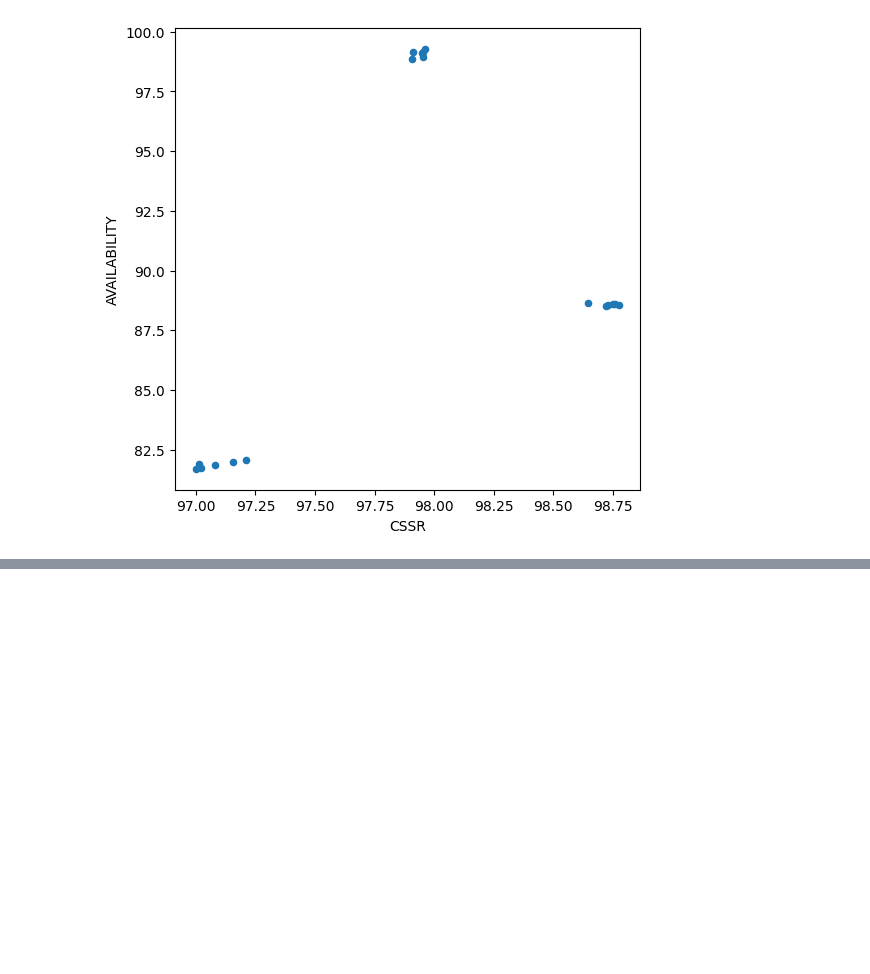
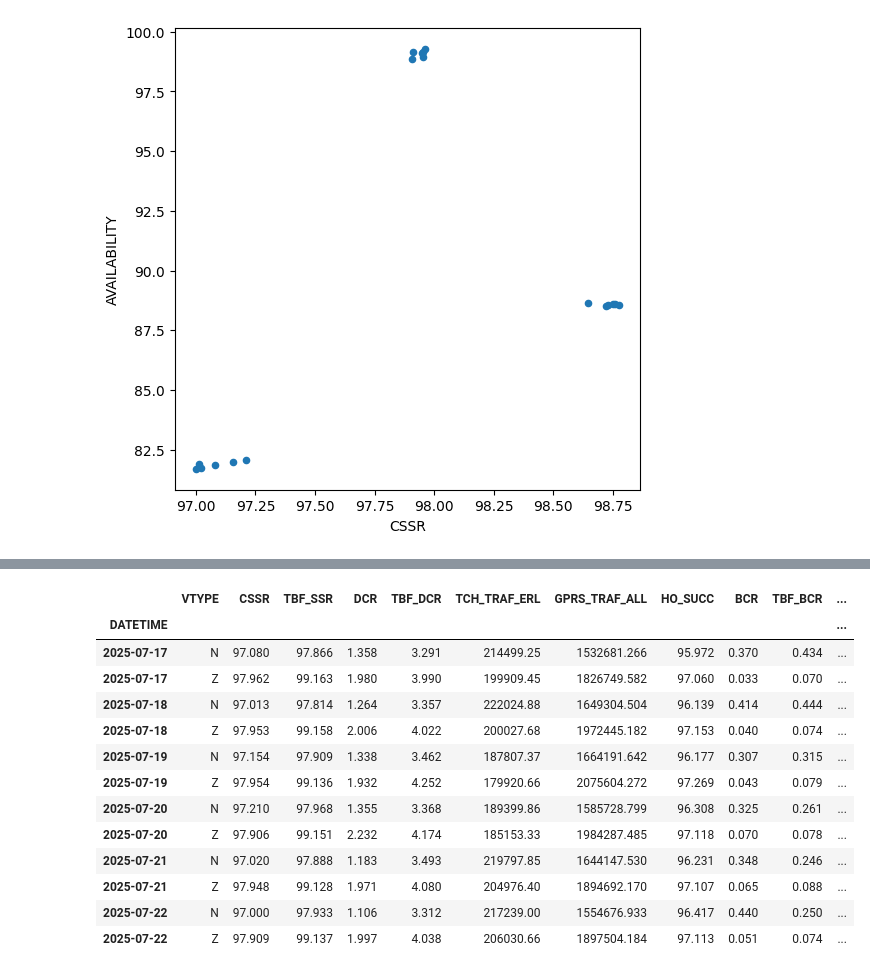
Before and after one commit to gerych94/DataAnalyst, a Jupyter notebook: notebooks/simple_data_analyst.ipynb, the cells around one changed output, grey strips where cells are left out. Cells and saved outputs as stored; diff of their text form; code cells hidden in the pictures; blank space fills up the shorter version.

```diff
--- a/notebooks/simple_data_analyst.ipynb
+++ b/notebooks/simple_data_analyst.ipynb
@@ -154,0 +177,17 @@ tel_stat.plot(kind='scatter', x='CSSR', y='AVAILABILITY', figsize=(6,6))
+# %%
+tel_stat.loc[tel_stat['CSSR'] < 98]
+# %% [output]
+|  | VTYPE | CSSR | TBF_SSR | DCR | TBF_DCR | TCH_TRAF_ERL | GPRS_TRAF_ALL | HO_SUCC | BCR | TBF_BCR | ... |
+| DATETIME |  |  |  |  |  |  |  |  |  |  | ... |
+| 2025-07-17 | N | 97.080 | 97.866 | 1.358 | 3.291 | 214499.25 | 1532681.266 | 95.972 | 0.370 | 0.434 | ... |
+| 2025-07-17 | Z | 97.962 | 99.163 | 1.980 | 3.990 | 199909.45 | 1826749.582 | 97.060 | 0.033 | 0.070 | ... |
+| 2025-07-18 | N | 97.013 | 97.814 | 1.264 | 3.357 | 222024.88 | 1649304.504 | 96.139 | 0.414 | 0.444 | ... |
+| 2025-07-18 | Z | 97.953 | 99.158 | 2.006 | 4.022 | 200027.68 | 1972445.182 | 97.153 | 0.040 | 0.074 | ... |
+| 2025-07-19 | N | 97.154 | 97.909 | 1.338 | 3.462 | 187807.37 | 1664191.642 | 96.177 | 0.307 | 0.315 | ... |
+| 2025-07-19 | Z | 97.954 | 99.136 | 1.932 | 4.252 | 179920.66 | 2075604.272 | 97.269 | 0.043 | 0.079 | ... |
+| 2025-07-20 | N | 97.210 | 97.968 | 1.355 | 3.368 | 189399.86 | 1585728.799 | 96.308 | 0.325 | 0.261 | ... |
+| 2025-07-20 | Z | 97.906 | 99.151 | 2.232 | 4.174 | 185153.33 | 1984287.485 | 97.118 | 0.070 | 0.078 | ... |
+| 2025-07-21 | N | 97.020 | 97.888 | 1.183 | 3.493 | 219797.85 | 1644147.530 | 96.231 | 0.348 | 0.246 | ... |
+| 2025-07-21 | Z | 97.948 | 99.128 | 1.971 | 4.080 | 204976.40 | 1894692.170 | 97.107 | 0.065 | 0.088 | ... |
+| 2025-07-22 | N | 97.000 | 97.933 | 1.106 | 3.312 | 217239.00 | 1554676.933 | 96.417 | 0.440 | 0.250 | ... |
+| 2025-07-22 | Z | 97.909 | 99.137 | 1.997 | 4.038 | 206030.66 | 1897504.184 | 97.113 | 0.051 | 0.074 | ... |
```
Also changed, not shown: parts of 4 cells of this notebook.
